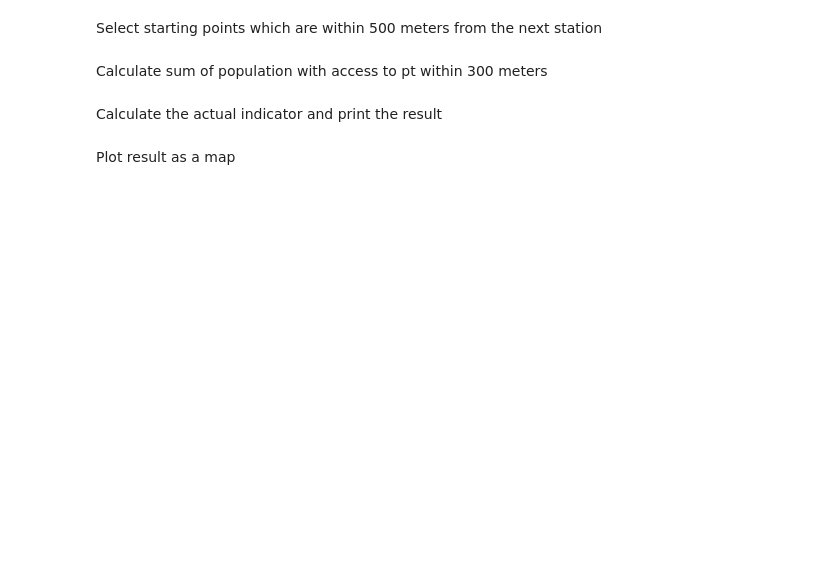
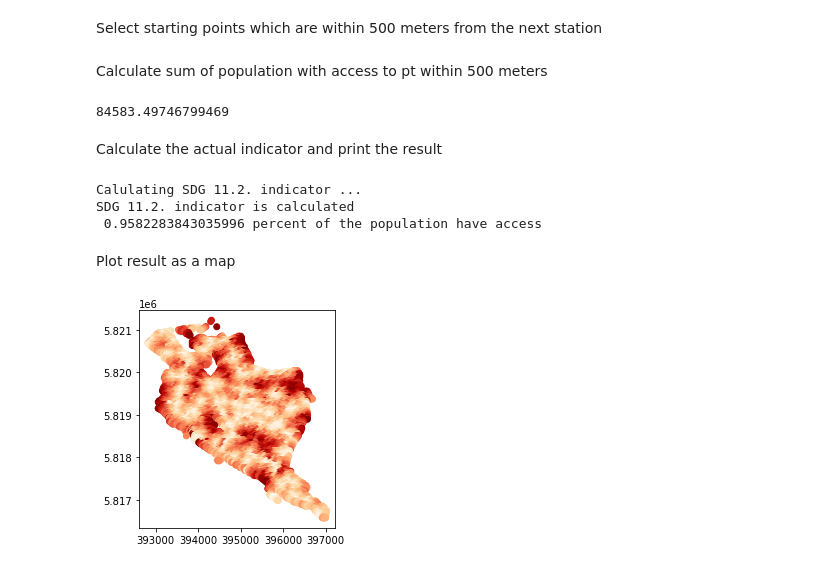
Before and after one commit to DLR-VF/PtAC, a Jupyter notebook: examples/friedrichshain_example.ipynb, the cells around one changed output. Drawn from its saved outputs; the diff is of its cells as text; code cells hidden in the pictures; blank space fills up the shorter version.

```diff
--- a/examples/friedrichshain_example.ipynb
+++ b/examples/friedrichshain_example.ipynb
@@ -46,18 +52,27 @@ No street network was specified. Loading osm network..
 Select starting points which are within 500 meters from the next station
 # %%
 
-accessibility_output = accessibility_output[accessibility_output["avg_distance"]<500]
+accessibility_output = accessibility_output[accessibility_output["distance_pt"]<500]
 # %% [markdown]
-Calculate sum of population with access to pt within 300 meters
+Calculate sum of population with access to pt within 500 meters
 # %%
 sum_pop_with_access = accessibility_output["pop"].sum()
+print(sum_pop_with_access)
+# %% [output]
+84583.49746799469
 # %% [markdown]
 Calculate the actual indicator and print the result
 # %%
 sdg_indicator = accessibility.calculate_sdg(population_sum,sum_pop_with_access)
 print(" %s percent of the population have access"%sdg_indicator)
+# %% [output]
+Calulating SDG 11.2. indicator ...
+SDG 11.2. indicator is calculated
+ 0.9582283843035996 percent of the population have access
 # %% [markdown]
 Plot result as a map
 # %%
-accessibility_output.plot(column='avg_distance', cmap='OrRd')
+accessibility_output.plot(column='distance_pt', cmap='OrRd')
 plt.show()
+# %% [output]
+[figure, added]
```
Also changed, not shown: parts of 3 cells of this notebook, 8 other files.
